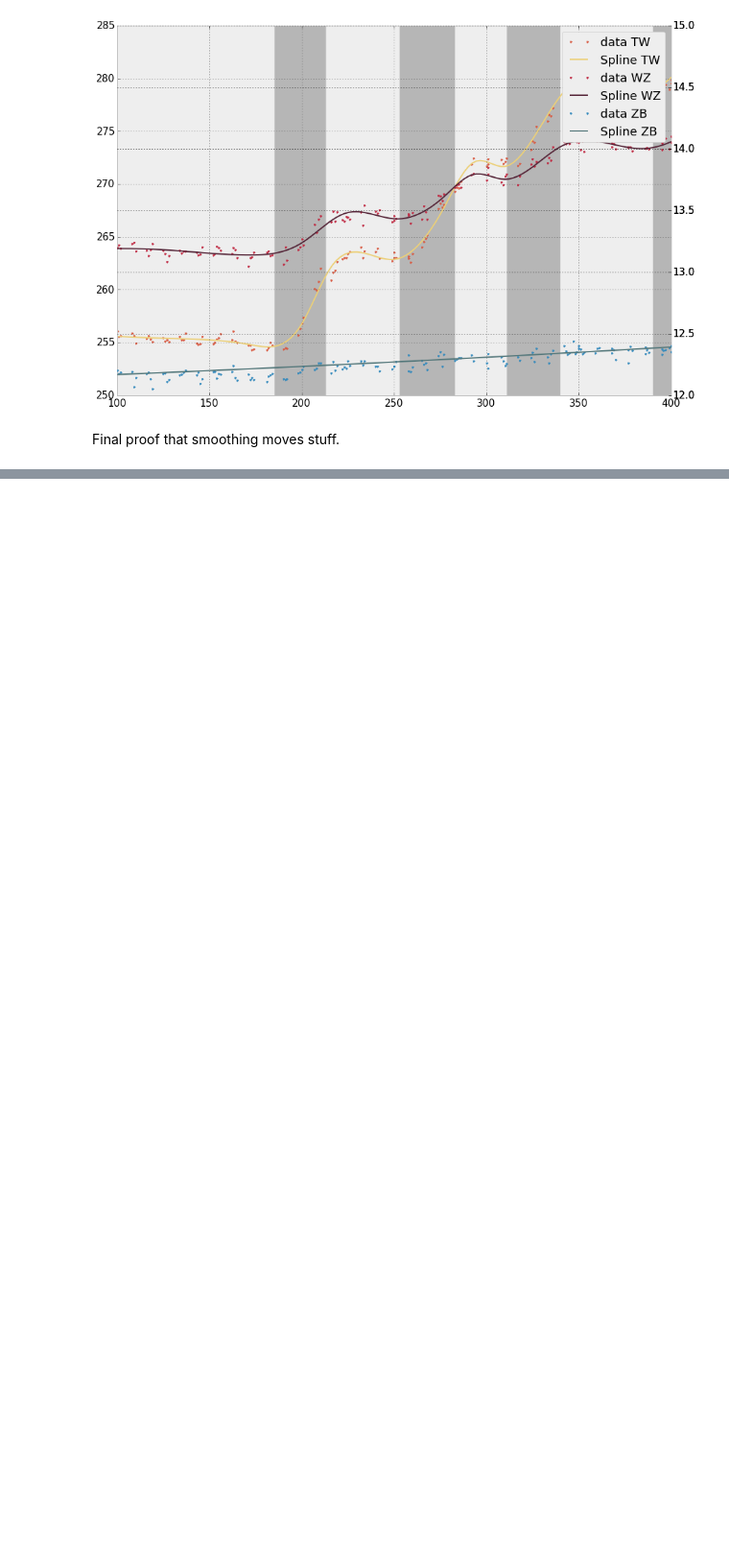
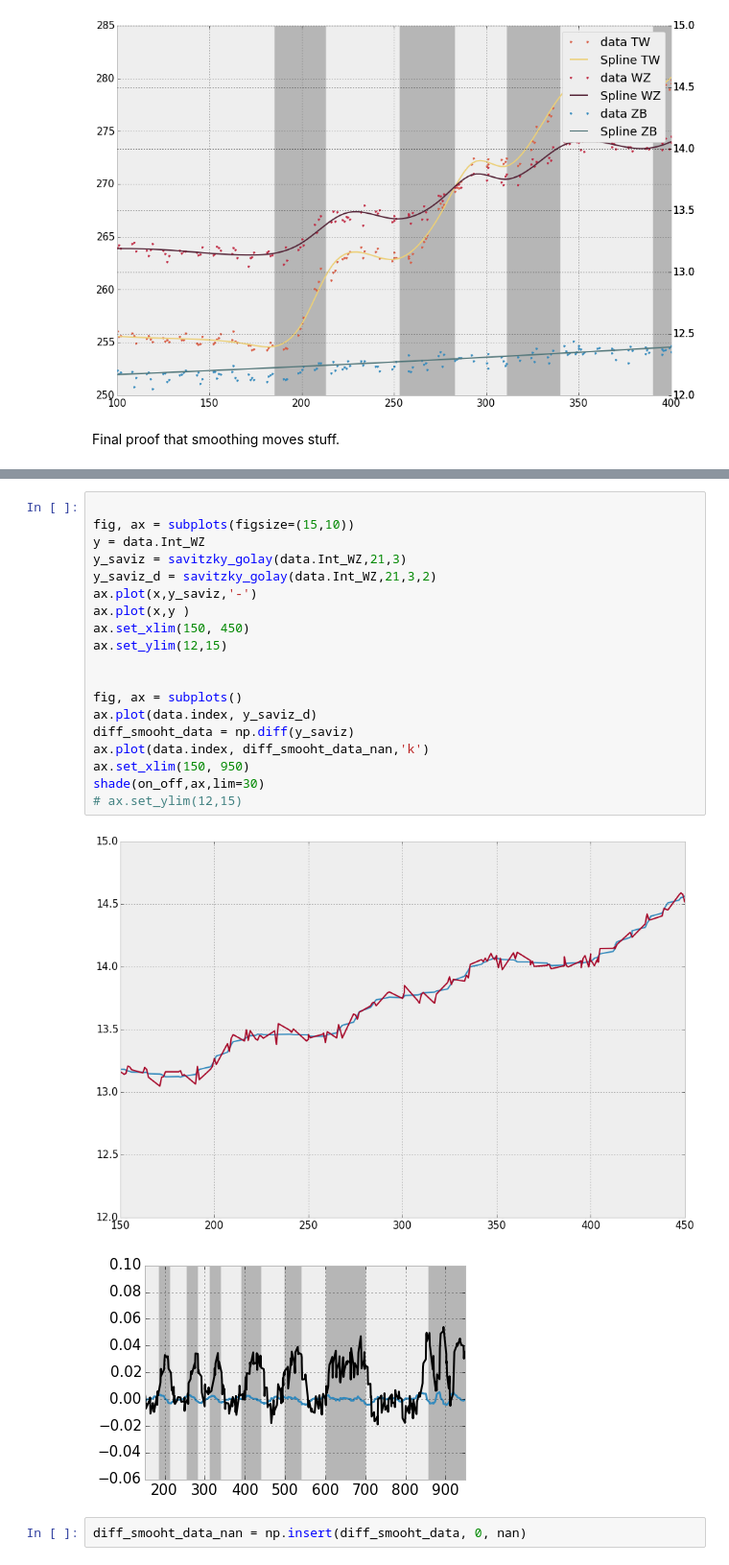
Before and after one commit to giulioungaretti/SPring8, a Jupyter notebook: Untitled1.ipynb, the cells around one changed output, grey strips where cells are left out. Shown at 96% size. Cells and saved outputs as stored; diff of their text form; blank space fills up the shorter version.

```diff
--- a/Untitled1.ipynb
+++ b/Untitled1.ipynb
@@ -168,0 +183,24 @@ xlim(100,400)
+# %%
+
+fig, ax = subplots(figsize=(15,10))
+y = data.Int_WZ
+y_saviz = savitzky_golay(data.Int_WZ,21,3)
+y_saviz_d = savitzky_golay(data.Int_WZ,21,3,2)
+ax.plot(x,y_saviz,'-')
+ax.plot(x,y )
+ax.set_xlim(150, 450)
+ax.set_ylim(12,15)
+
+
+fig, ax = subplots()
+ax.plot(data.index, y_saviz_d)
+diff_smooht_data = np.diff(y_saviz)
+ax.plot(data.index, diff_smooht_data_nan,'k')
+ax.set_xlim(150, 950)
+shade(on_off,ax,lim=30)
+# ax.set_ylim(12,15)
+# %% [output]
+[figure, added]
+[figure, added]
+# %%
+diff_smooht_data_nan = np.insert(diff_smooht_data, 0, nan)
```
Also changed, not shown: parts of 8 cells of this notebook, 6 other files.
